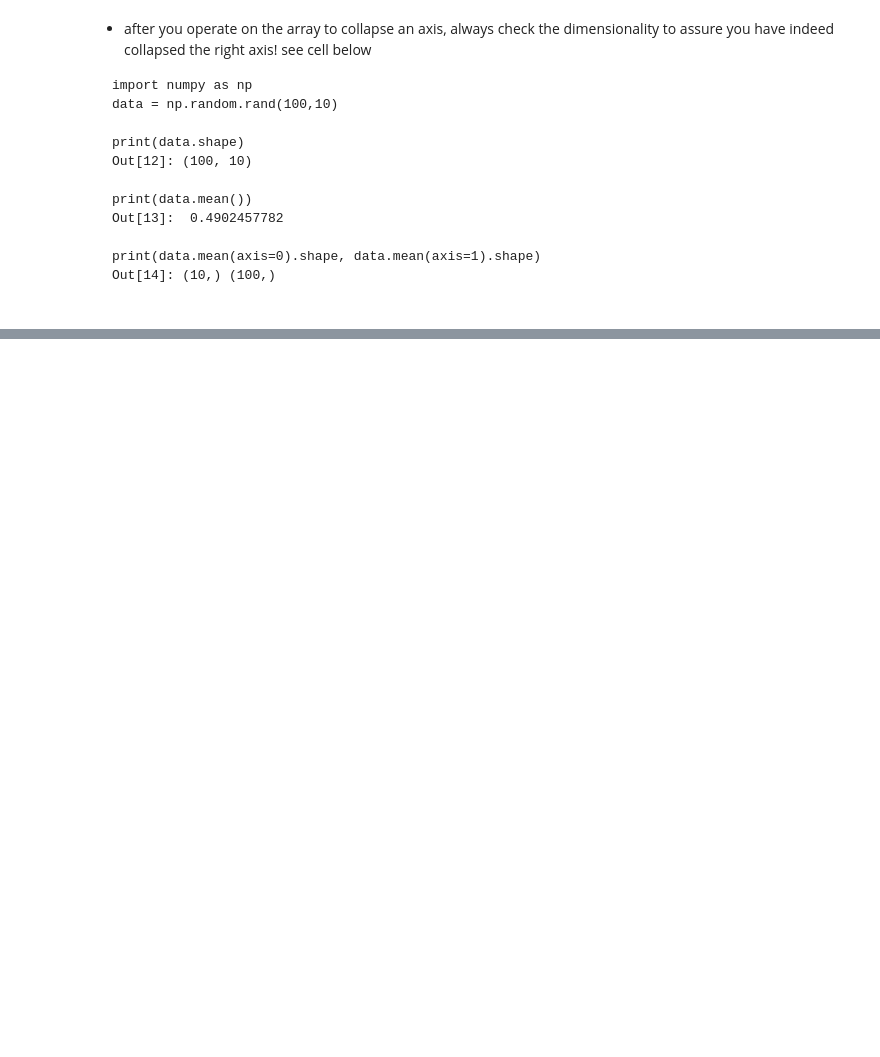
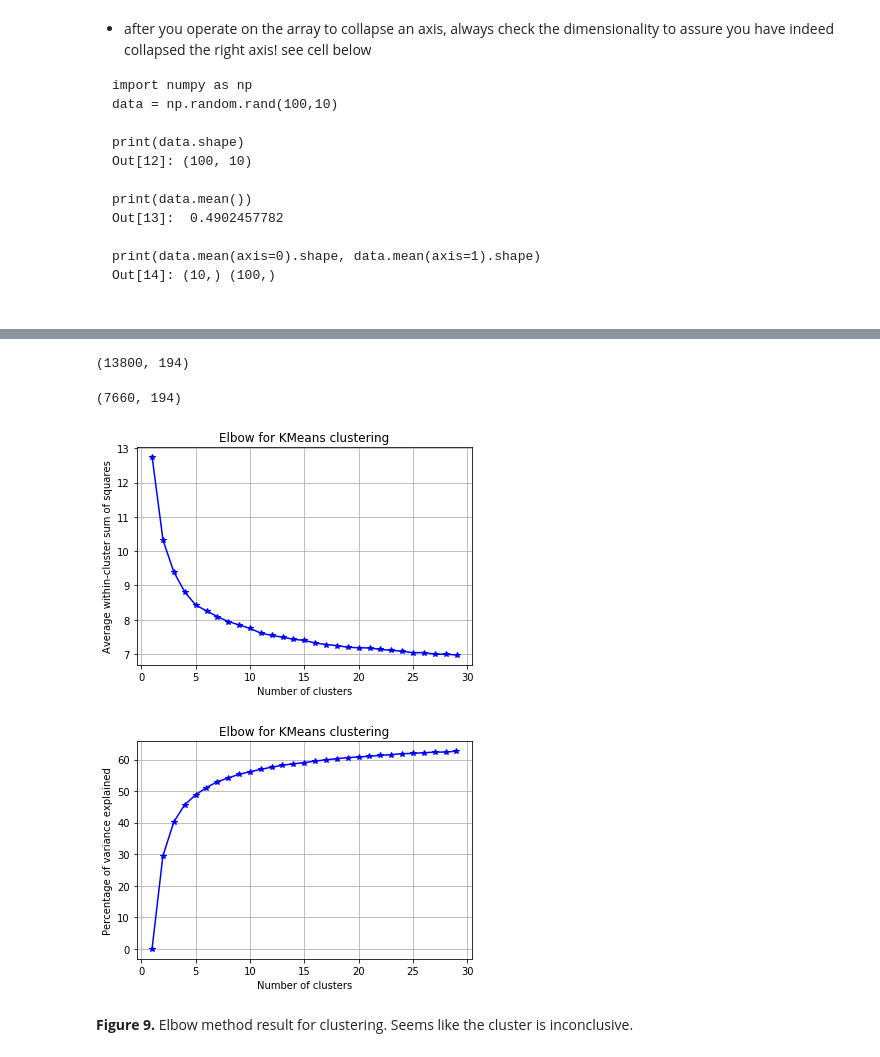
Before and after one commit to ninanrh/PUI2017_nn1221, a Jupyter notebook: HW10_nn1221/HW10.ipynb, the cells around one changed output, grey strips where cells are left out. Saved outputs shown, nothing was run; the diff lists cells and outputs as text; code cells hidden in the pictures; blank space fills up the shorter version.

```diff
--- a/HW10_nn1221/HW10.ipynb
+++ b/HW10_nn1221/HW10.ipynb
@@ -448,0 +368,51 @@ ax.set_xticklabels([ "%s"%(1/f) for f in allperiods], rotation=90)
+# %%
+tots = data.transpose(2,0,1).reshape(data.shape[2], data.shape[1]*data.shape[0]).T
+tots.shape
+# %% [output]
+(13800, 194)
+# %%
+tots = tots[tots.std(1)>0]
+vals = ((tots.T - tots.mean(1))/tots.std(1)).T
+vals.shape
+# %% [output]
+(7660, 194)
+# %%
+# I'm using elbow method fist
+# this function is from ADS Lab 8
+def elbow(data,K):
+    KM = [KMeans(n_clusters=k).fit(data) for k in K]
+    centroids = [k.cluster_centers_ for k in KM]
+    D_k = [cdist(data, cent, 'euclidean') for cent in centroids]
+    globals()['dist'] = [np.min(D,axis=1) for D in D_k]
+    avgWithinSS = [sum(d)/data.shape[0] for d in dist]
+
+    # elbow curve
+    fig = plt.figure()
+    ax = fig.add_subplot(111)
+    ax.plot(K, avgWithinSS, 'b*-')
+    plt.grid(True)
+    plt.xlabel('Number of clusters')
+    plt.ylabel('Average within-cluster sum of squares')
+    plt.title('Elbow for KMeans clustering')
+    plt.show()
+
+    # Total with-in sum of square plot. Another way to show the result.
+    wcss = [sum(d**2) for d in dist]
+    tss = sum(pdist(data)**2)/data.shape[0]
+    bss = tss-wcss
+
+    fig = plt.figure()
+    ax = fig.add_subplot(111)
+    ax.plot(K, bss/tss*100, 'b*-')
+    plt.grid(True)
+    plt.xlabel('Number of clusters')
+    plt.ylabel('Percentage of variance explained')
+    plt.title('Elbow for KMeans clustering')
+    plt.show()
+# %%
+elbow(vals, range(1,30))
+# %% [output]
+[figure, added]
+[figure, added]
+# %% [markdown]
+**Figure 9.** Elbow method result for clustering. Seems like the cluster is inconclusive.
```
Also changed, not shown: parts of 24 cells of this notebook.
